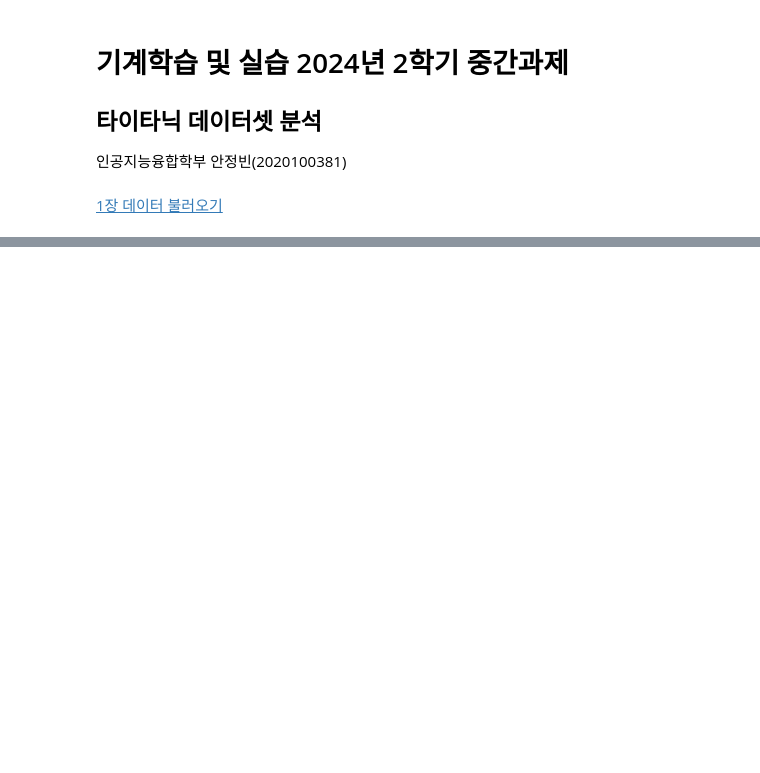
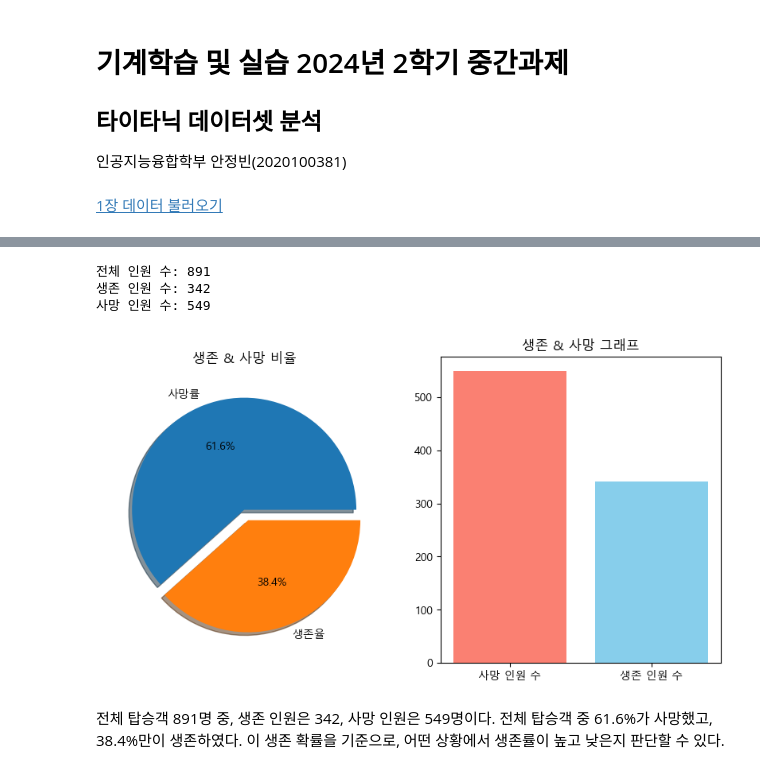
Before and after one commit to jungbin927/Titanic_project, a Jupyter notebook: Titanic_project_2020100381_JB.ipynb, the cells around one changed output, grey strips where cells are left out. Saved outputs shown, nothing was run; the diff lists cells and outputs as text; code cells hidden in the pictures; blank space fills up the shorter version.

```diff
--- a/Titanic_project_2020100381_JB.ipynb
+++ b/Titanic_project_2020100381_JB.ipynb
@@ -12,7 +10,10 @@
 import pandas as pd
 import numpy as np
 import matplotlib.pyplot as plt
+import matplotlib as mpl
+import seaborn as sns
 %matplotlib inline
+mpl.rcParams['font.family'] = 'Malgun Gothic'
 
 df=pd.read_csv("./data/train.csv", index_col="PassengerId")
 df.head()
@@ -63,0 +97,28 @@ test_df.head()
+# %%
+survive=df[df['Survived'] == 1]['Survived'].count()
+death=df[df['Survived'] == 0]['Survived'].count()
+values=[death,survive]
+categories=['사망 인원 수','생존 인원 수']
+print("전체 인원 수:", df['Survived'].count())
+print("생존 인원 수:", survive)
+print("사망 인원 수:", death)
+
+
+f,ax=plt.subplots(1,2,figsize=(10,5))
+df['Survived'].value_counts().plot.pie(explode=[0,0.1],autopct='%1.1f%%',labels=['사망률', '생존율'],ax=ax[0],shadow=True)
+ax[0].set_title('생존 & 사망 비율')
+ax[0].set_ylabel('')
+
+ax[1].bar(categories, values ,color=['salmon', 'skyblue'])
+ax[1].set_title('생존 & 사망 그래프')
+
+plt.show()
+# %% [output]
+전체 인원 수: 891
+생존 인원 수: 342
+사망 인원 수: 549
+[figure, added]
+# %% [markdown]
+전체 탑승객 891명 중, 생존 인원은 342, 사망 인원은 549명이다.
+전체 탑승객 중 61.6%가 사망했고, 38.4%만이 생존하였다.
+이 생존 확률을 기준으로, 어떤 상황에서 생존률이 높고 낮은지 판단할 수 있다.
```
Also changed, not shown: parts of 32 cells of this notebook.
